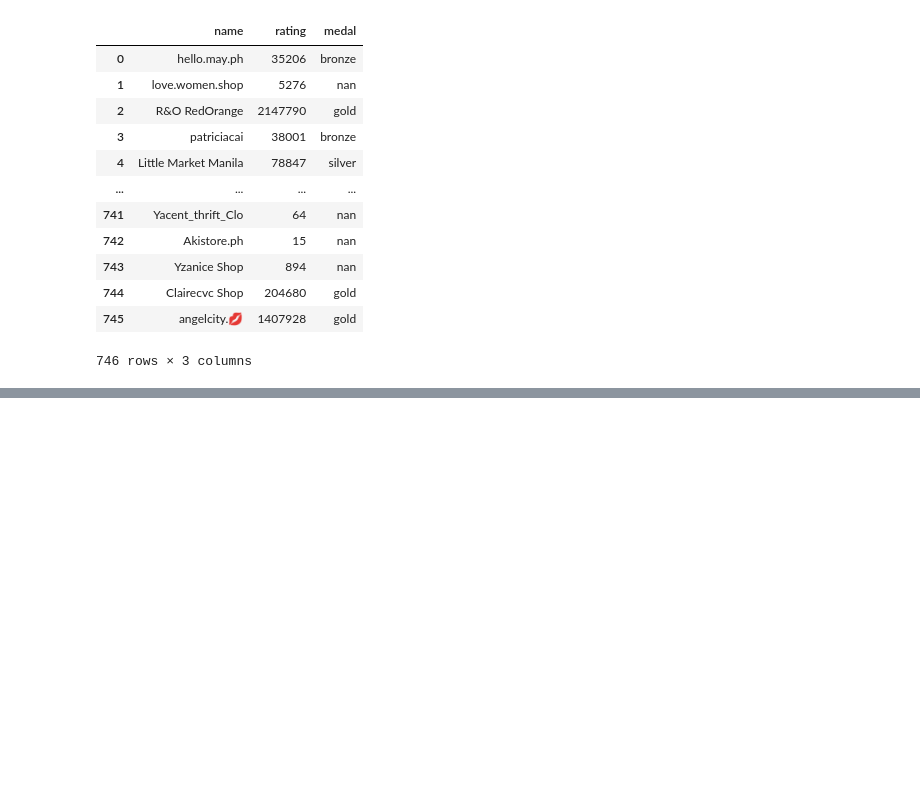
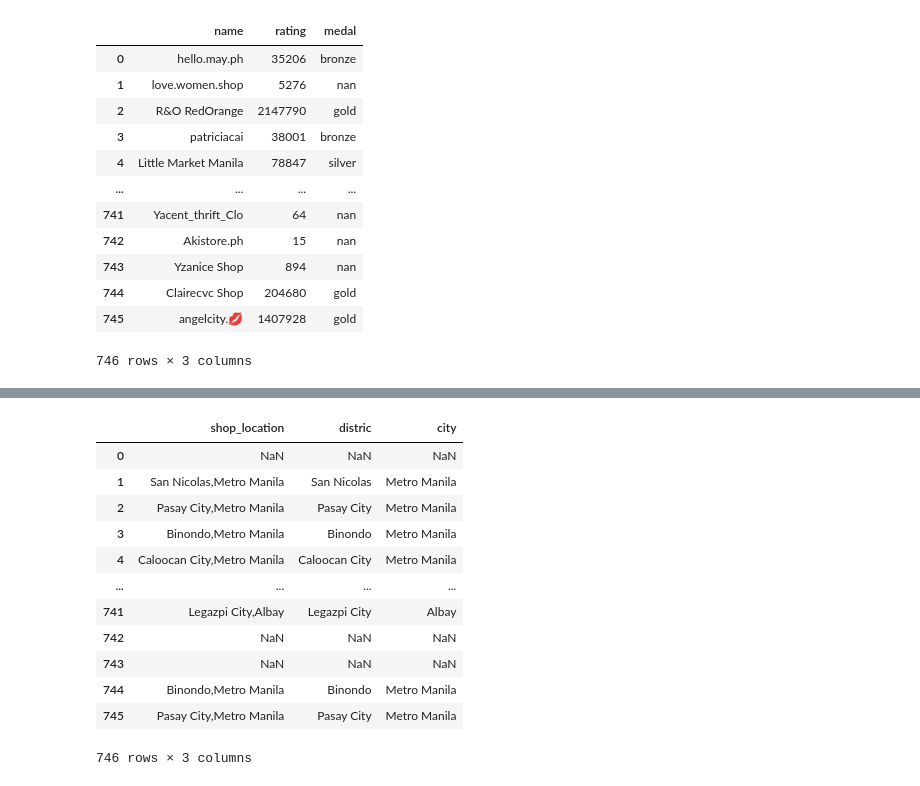
Before and after one commit to KimKieu123/DA30092022, a Jupyter notebook: Thao tác với dữ liệu.ipynb, the cells around one changed output, grey strips where cells are left out. Saved outputs shown, nothing was run; the diff lists cells and outputs as text; code cells hidden in the pictures; blank space fills up the shorter version.

```diff
--- a/Thao tác với dữ liệu.ipynb
+++ b/Thao tác với dữ liệu.ipynb
@@ -695,3 +695,11 @@ data.loc[:,['name','rating','medal']]
 | 744 | Clairecvc Shop | 204680 | gold |
 | 745 | angelcity.💋 | 1407928 | gold |
 746 rows × 3 columns
+# %%
+#BUỔI 3 NGÀY 19/10/2022
+#TÁCH CỘT THÀNH CÁC CỘT NHỎ HƠN
+import pandas as pd
+import numpy as np
+data = pd.read_csv('shopeep_koreantop_clothing_shop_data.csv', header=0)
+data.loc[:,"shop_location"].str.split(",")
+#là series bao gồm list
@@ -697,0 +719,19 @@ data.loc[:,['name','rating','medal']]
+# %%
+temp = data.loc[:,"shop_location"].str.split(",")
+data.loc[:,"distric"] = temp.str[0]
+data.loc[:,"city"] = temp.str[1]
+data.loc[:,["shop_location","distric","city"]]
+# %% [output]
+|  | shop_location | distric | city |
+| 0 | NaN | NaN | NaN |
+| 1 | San Nicolas,Metro Manila | San Nicolas | Metro Manila |
+| 2 | Pasay City,Metro Manila | Pasay City | Metro Manila |
+| 3 | Binondo,Metro Manila | Binondo | Metro Manila |
+| 4 | Caloocan City,Metro Manila | Caloocan City | Metro Manila |
+| ... | ... | ... | ... |
+| 741 | Legazpi City,Albay | Legazpi City | Albay |
+| 742 | NaN | NaN | NaN |
+| 743 | NaN | NaN | NaN |
+| 744 | Binondo,Metro Manila | Binondo | Metro Manila |
+| 745 | Pasay City,Metro Manila | Pasay City | Metro Manila |
+746 rows × 3 columns
```
Also changed, not shown: parts of 5 cells of this notebook, 5 other files.
